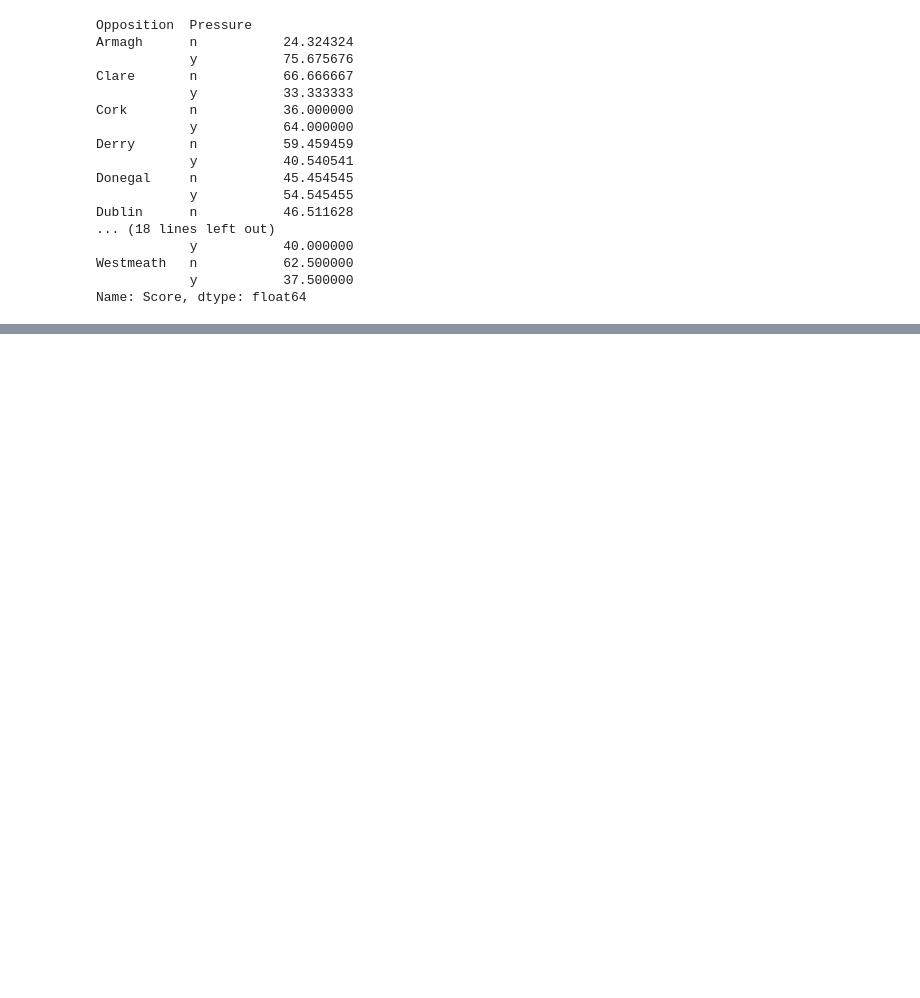
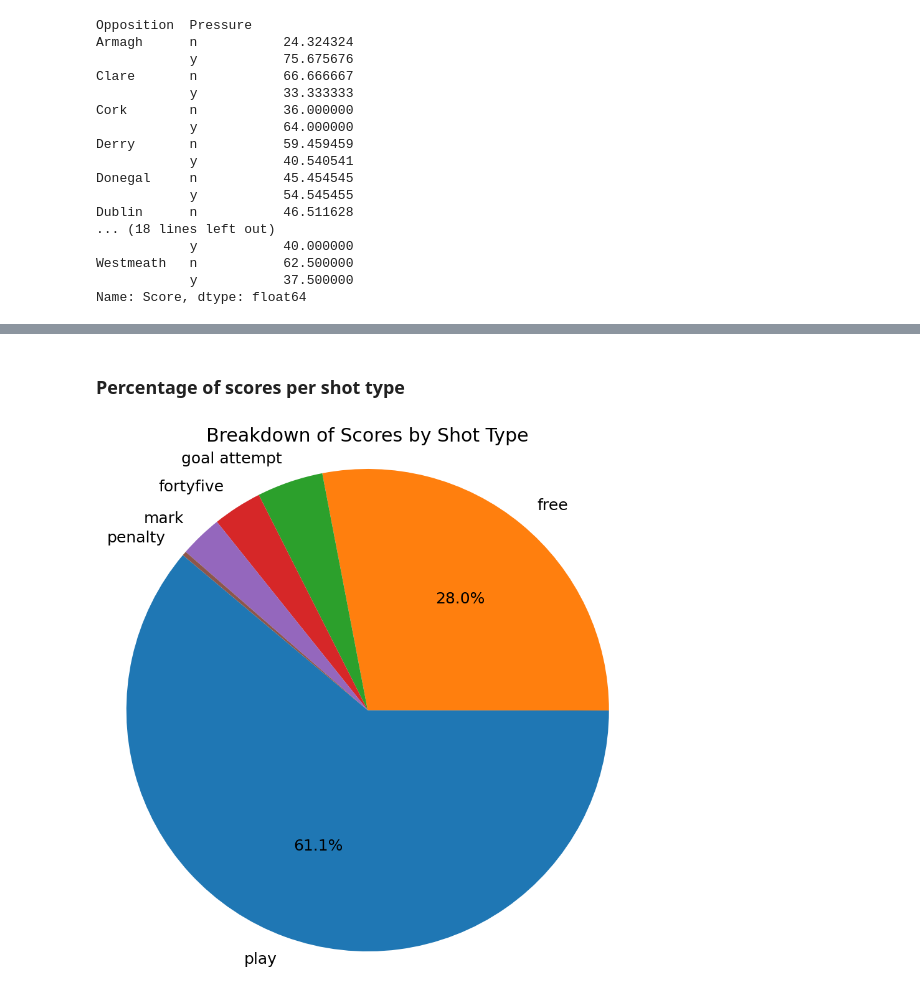
Before and after one commit to CathalMcC15/GAA_Viz, a Jupyter notebook: 04_Basic_Analysis_2023.ipynb, the cells around one changed output, grey strips where cells are left out. Saved outputs shown, nothing was run; the diff lists cells and outputs as text; code cells hidden in the pictures; blank space fills up the shorter version.

```diff
--- a/04_Basic_Analysis_2023.ipynb
+++ b/04_Basic_Analysis_2023.ipynb
@@ -956,0 +1026,16 @@ To adopt the future behavior and silence this warning, use
+# %% [markdown]
+### Percentage of scores per shot type
+# %%
+scores = df[df['Score'] == 1]
+# Count the occurrences of each shot type
+shot_type_counts = scores['Shot_Type'].value_counts()
+
+# Plot the breakdown of shot types in a pie chart
+plt.figure(figsize=(11, 11))
+plt.pie(shot_type_counts, labels=shot_type_counts.index, autopct=lambda p: '{:.1f}%'.format(p) if p > 5 else '', startangle=140)
+plt.title('Breakdown of Scores by Shot Type')
+plt.axis('equal')  # Equal aspect ratio ensures that pie is drawn as a circle
+
+plt.show()
+# %% [output]
+[figure, added]
```
Also changed, not shown: parts of 13 cells of this notebook.
